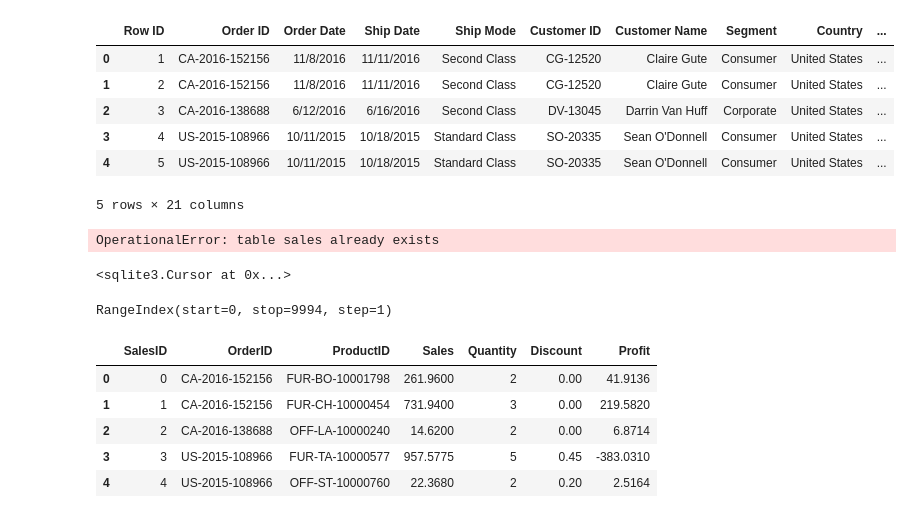
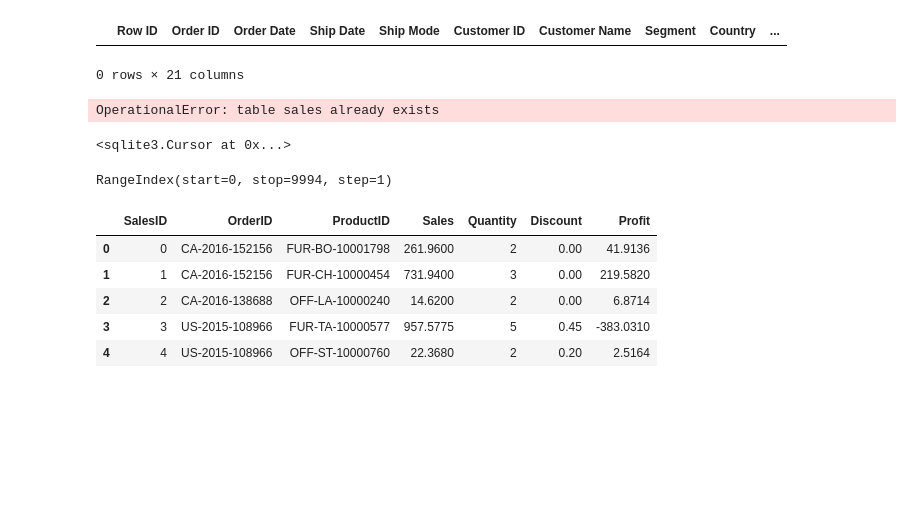
Before and after one commit to Rojhak/BI_analysis, a Jupyter notebook: bi_database.ipynb, the cells around one changed output. Cells and saved outputs as stored; diff of their text form; code cells hidden in the pictures; blank space fills up the shorter version.

```diff
--- a/bi_database.ipynb
+++ b/bi_database.ipynb
@@ -11,16 +11,11 @@ conn = sqlite3.connect('superstore_database.db')
 cursor = conn.cursor()
 # %%
 db = pd.read_csv("Sample-Superstore.csv", encoding='latin1')
-# %%
-db.head()
-# %% [output]
-|  | Row ID | Order ID | Order Date | Ship Date | Ship Mode | Customer ID | Customer Name | Segment | Country | ... |
-| 0 | 1 | CA-2016-152156 | 11/8/2016 | 11/11/2016 | Second Class | CG-12520 | Claire Gute | Consumer | United States | ... |
-| 1 | 2 | CA-2016-152156 | 11/8/2016 | 11/11/2016 | Second Class | CG-12520 | Claire Gute | Consumer | United States | ... |
-| 2 | 3 | CA-2016-138688 | 6/12/2016 | 6/16/2016 | Second Class | DV-13045 | Darrin Van Huff | Corporate | United States | ... |
-| 3 | 4 | US-2015-108966 | 10/11/2015 | 10/18/2015 | Standard Class | SO-20335 | Sean O'Donnell | Consumer | United States | ... |
-| 4 | 5 | US-2015-108966 | 10/11/2015 | 10/18/2015 | Standard Class | SO-20335 | Sean O'Donnell | Consumer | United States | ... |
-5 rows × 21 columns
+# %%
+db[db["Order Date"].str.split('/').str[0].astype(int)  > 12]
+# %% [output]
+|  | Row ID | Order ID | Order Date | Ship Date | Ship Mode | Customer ID | Customer Name | Segment | Country | ... |
+0 rows × 21 columns
 # %%
 db["purchase_price "] =(db["Sales"] + db["Profit"])/db.Quantity
 # %%
```
Also changed, not shown: parts of 5 cells of this notebook.
